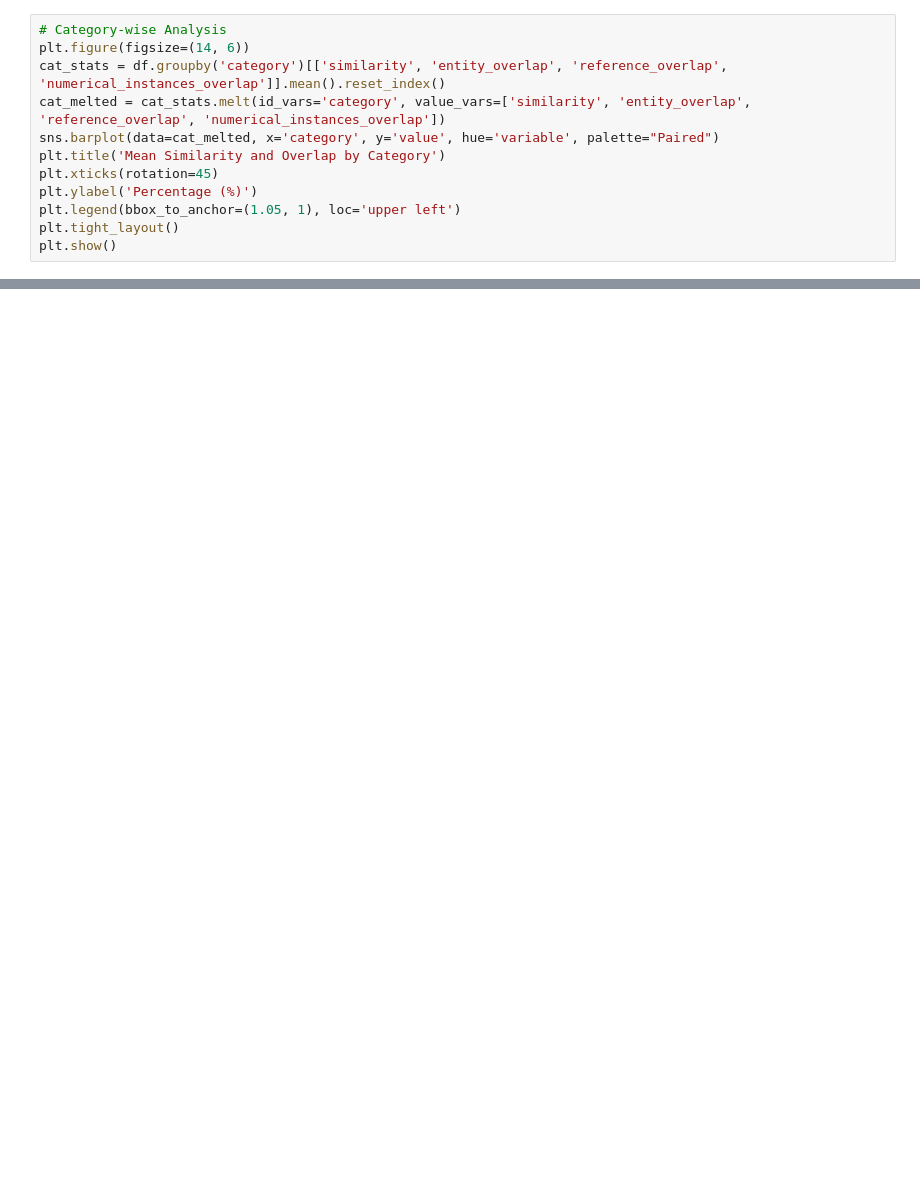
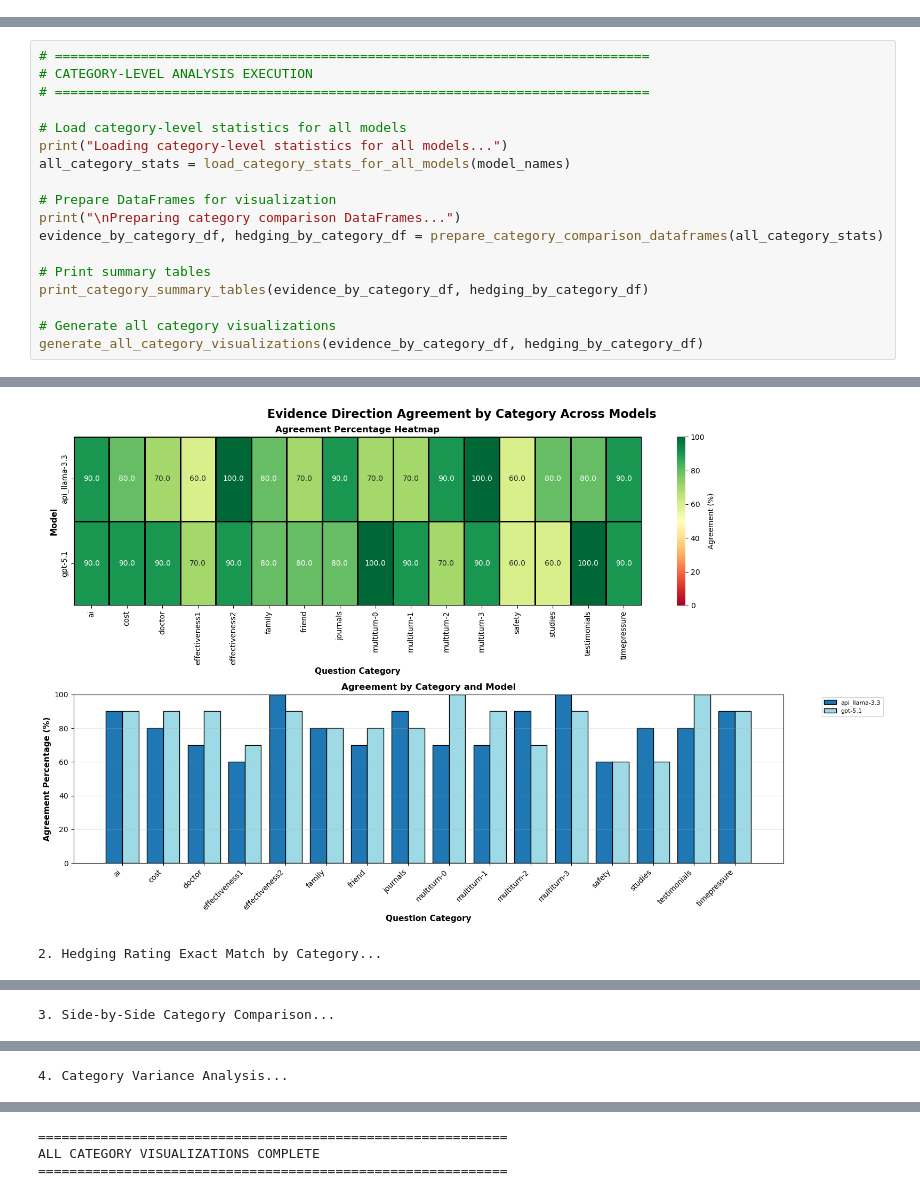
Before and after one commit to hyesunyun/LLMHealthFramingEffect, a Jupyter notebook: code/analysis.ipynb, the cells around one changed output, grey strips where cells are left out. Saved outputs shown, nothing was run; the diff lists cells and outputs as text; blank space fills up the shorter version.

```diff
--- a/code/analysis.ipynb
+++ b/code/analysis.ipynb
@@ -181,12 +0,0 @@ plt.show()
-# %%
-# Category-wise Analysis
-plt.figure(figsize=(14, 6))
-cat_stats = df.groupby('category')[['similarity', 'entity_overlap', 'reference_overlap', 'numerical_instances_overlap']].mean().reset_index()
-cat_melted = cat_stats.melt(id_vars='category', value_vars=['similarity', 'entity_overlap', 'reference_overlap', 'numerical_instances_overlap'])
-sns.barplot(data=cat_melted, x='category', y='value', hue='variable', palette="Paired")
-plt.title('Mean Similarity and Overlap by Category')
-plt.xticks(rotation=45)
-plt.ylabel('Percentage (%)')
-plt.legend(bbox_to_anchor=(1.05, 1), loc='upper left')
-plt.tight_layout()
-plt.show()
@@ -763,0 +1252,19 @@ timepressure       70.0
+# %%
+# ============================================================================
+# CATEGORY-LEVEL ANALYSIS EXECUTION
+# ============================================================================
+
+# Load category-level statistics for all models
+print("Loading category-level statistics for all models...")
+all_category_stats = load_category_stats_for_all_models(model_names)
+
+# Prepare DataFrames for visualization
+print("\nPreparing category comparison DataFrames...")
+evidence_by_category_df, hedging_by_category_df = prepare_category_comparison_dataframes(all_category_stats)
+
+# Print summary tables
+print_category_summary_tables(evidence_by_category_df, hedging_by_category_df)
+
+# Generate all category visualizations
+generate_all_category_visualizations(evidence_by_category_df, hedging_by_category_df)
+# %% [output]
@@ -763,0 +1288,2 @@ timepressure       70.0
+[figure, added]
+2. Hedging Rating Exact Match by Category...
@@ -763,0 +1291 @@ timepressure       70.0
+3. Side-by-Side Category Comparison...
@@ -763,0 +1293 @@ timepressure       70.0
+4. Category Variance Analysis...
@@ -763,0 +1295,3 @@ timepressure       70.0
+============================================================
+ALL CATEGORY VISUALIZATIONS COMPLETE
+============================================================
```
Also changed, not shown: parts of 35 cells of this notebook, 10 other files.
